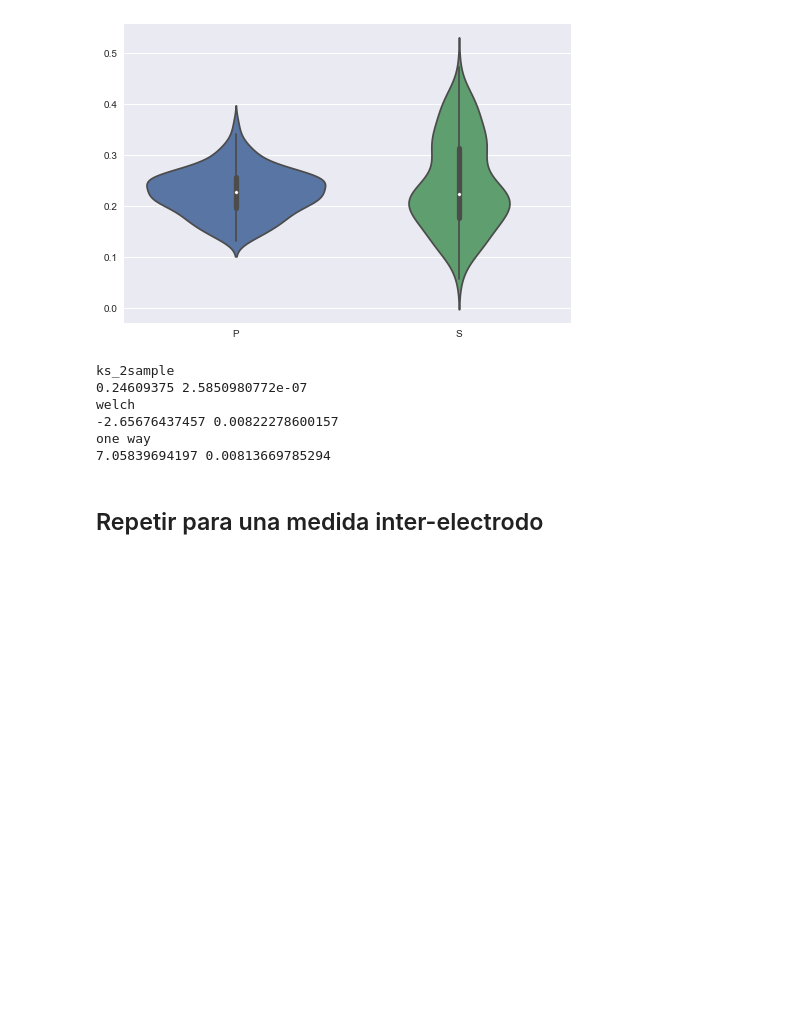
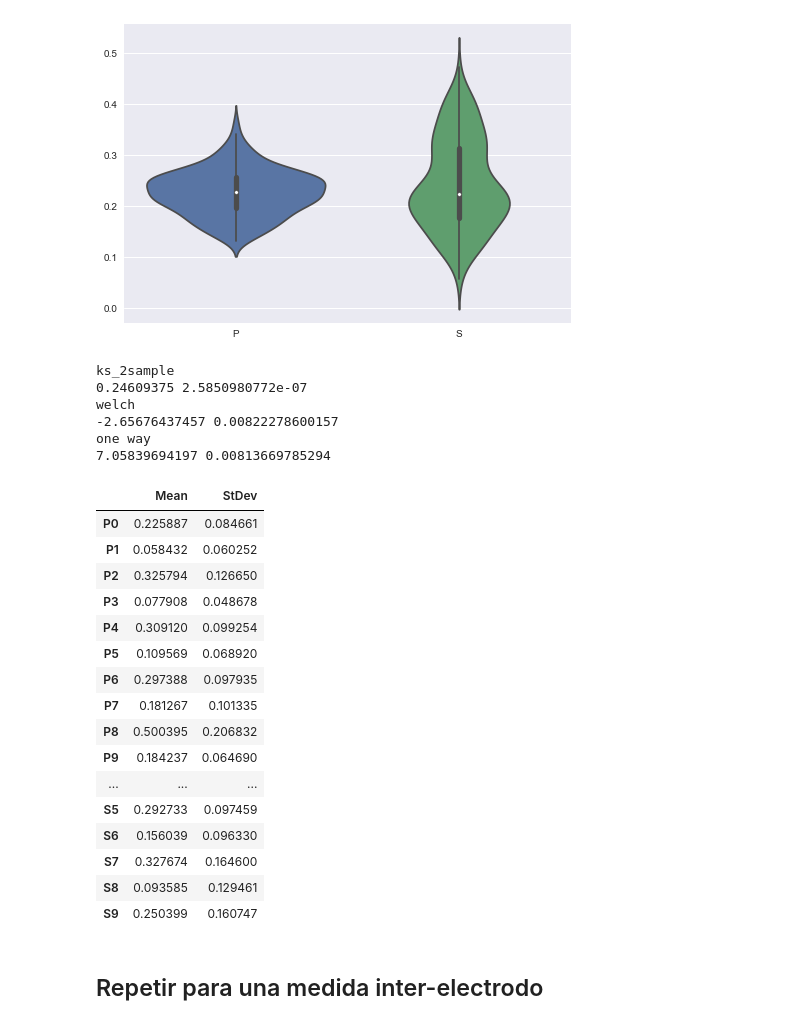
Before and after one commit to santiago-mb/data-science, a Jupyter notebook: wip/tp2/tp2.ipynb, the cells around one changed output. Drawn from its saved outputs; the diff is of its cells as text; code cells hidden in the pictures; blank space fills up the shorter version.

```diff
--- a/wip/tp2/tp2.ipynb
+++ b/wip/tp2/tp2.ipynb
@@ -485,8 +485,27 @@ one way
 # %%
 means = dfEntropies.mean()
 stDevs = dfEntropies.std()
 df = pd.DataFrame({'Mean': means, 'StDev': stDevs})
 display(df)
+df.to_csv('../tp3/mean-stdev-intra.csv')
+# %% [output]
+|  | Mean | StDev |
+| P0 | 0.225887 | 0.084661 |
+| P1 | 0.058432 | 0.060252 |
+| P2 | 0.325794 | 0.126650 |
+| P3 | 0.077908 | 0.048678 |
+| P4 | 0.309120 | 0.099254 |
+| P5 | 0.109569 | 0.068920 |
+| P6 | 0.297388 | 0.097935 |
+| P7 | 0.181267 | 0.101335 |
+| P8 | 0.500395 | 0.206832 |
+| P9 | 0.184237 | 0.064690 |
+| ... | ... | ... |
+| S5 | 0.292733 | 0.097459 |
+| S6 | 0.156039 | 0.096330 |
+| S7 | 0.327674 | 0.164600 |
+| S8 | 0.093585 | 0.129461 |
+| S9 | 0.250399 | 0.160747 |
 # %% [markdown]
 ## Repetir para una medida inter-electrodo
 # %%
```
Also changed, not shown: 3 other files.
